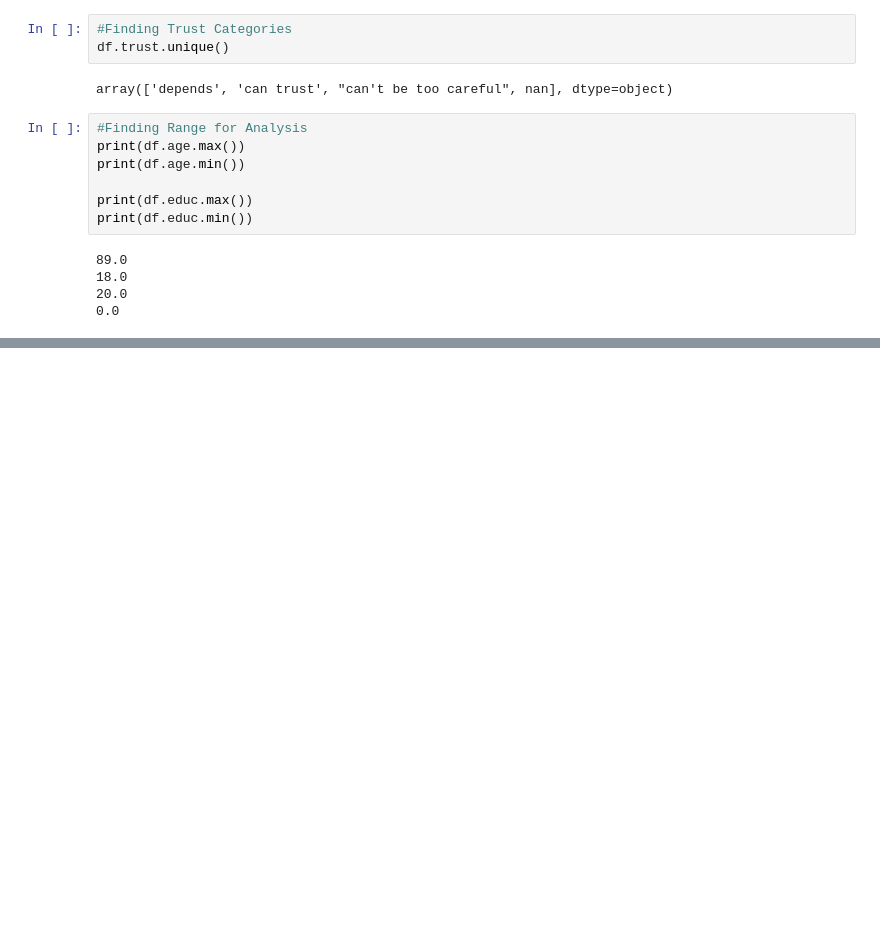
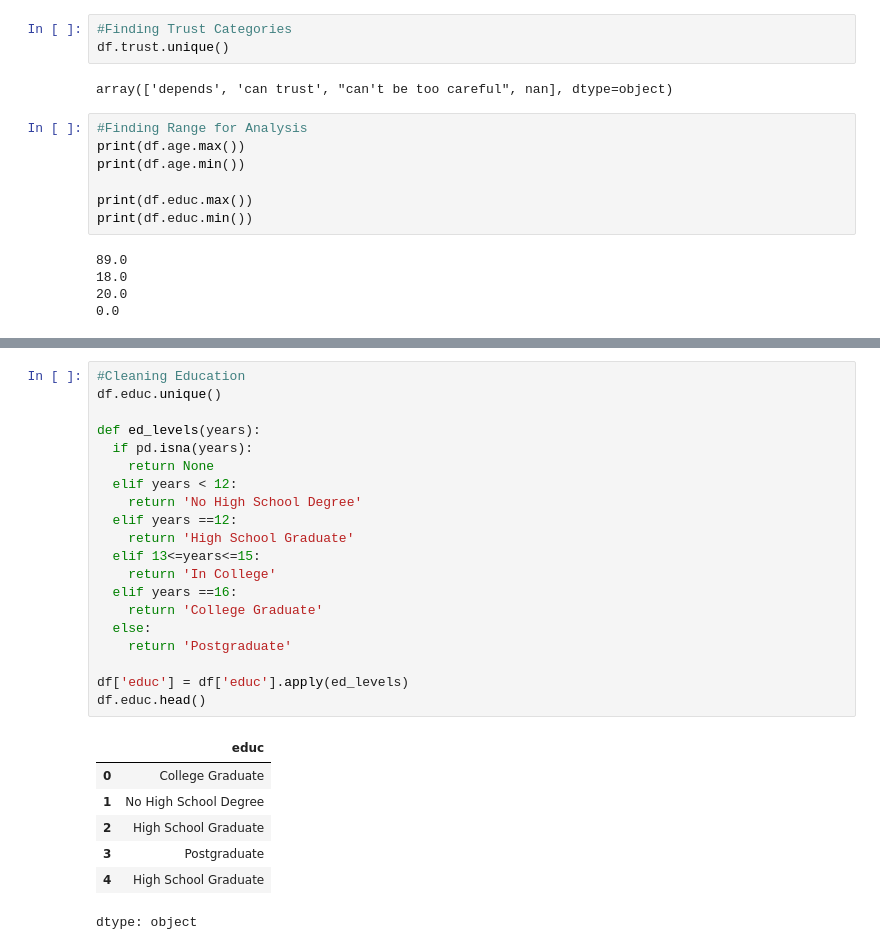
Before and after one commit to nladocsi/lab_eda, a Jupyter notebook: lab_notebook.ipynb, the cells around one changed output, grey strips where cells are left out. Drawn from its saved outputs; the diff is of its cells as text; blank space fills up the shorter version.

```diff
--- a/lab_notebook.ipynb
+++ b/lab_notebook.ipynb
@@ -122,0 +130,28 @@ df.head(15)
+# %%
+#Cleaning Education
+df.educ.unique()
+
+def ed_levels(years):
+  if pd.isna(years):
+    return None
+  elif years < 12:
+    return 'No High School Degree'
+  elif years ==12:
+    return 'High School Graduate'
+  elif 13<=years<=15:
+    return 'In College'
+  elif years ==16:
+    return 'College Graduate'
+  else:
+    return 'Postgraduate'
+
+df['educ'] = df['educ'].apply(ed_levels)
+df.educ.head()
+# %% [output]
+|  | educ |
+| 0 | College Graduate |
+| 1 | No High School Degree |
+| 2 | High School Graduate |
+| 3 | Postgraduate |
+| 4 | High School Graduate |
+dtype: object
```
Also changed, not shown: parts of 4 cells of this notebook.
